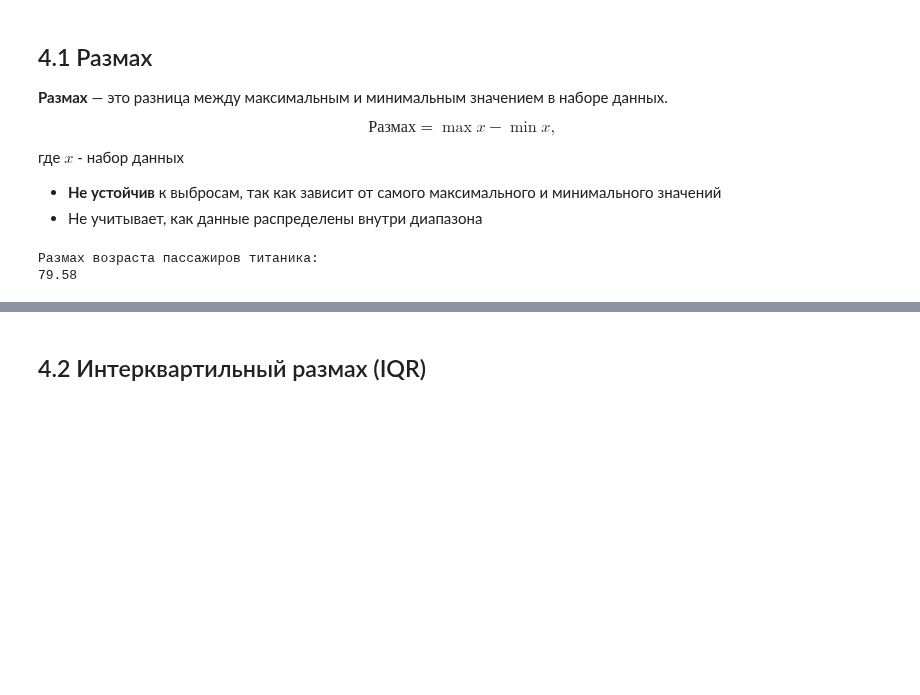
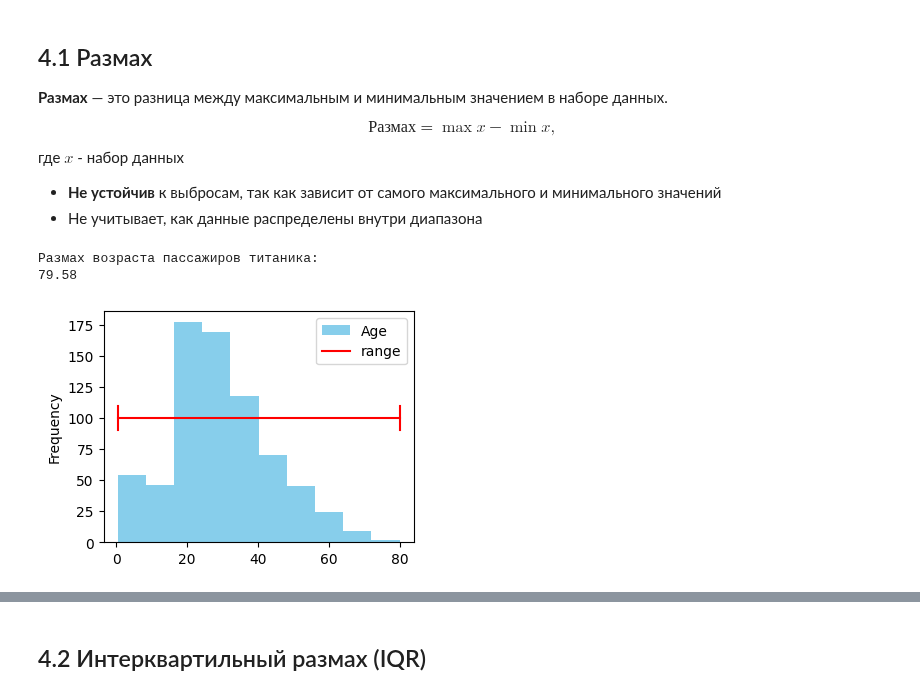
Before and after one commit to ksumarshmallow/Data-Analysis-Media-24, a Jupyter notebook: Seminars/Sem5/Sem5.ipynb, the cells around one changed output, grey strips where cells are left out. Saved outputs shown, nothing was run; the diff lists cells and outputs as text; code cells hidden in the pictures; blank space fills up the shorter version.

```diff
--- a/Seminars/Sem5/Sem5.ipynb
+++ b/Seminars/Sem5/Sem5.ipynb
@@ -286,3 +286,13 @@ print(df['Age'].max() - df['Age'].min())
 # %% [output]
 Размах возраста пассажиров титаника:
 79.58
+# %%
+df['Age'].plot(kind='hist', figsize=(4, 3), color='skyblue')
+
+plt.plot([df['Age'].min(), df['Age'].max()], [100, 100], color='red', label='range')
+plt.plot([df['Age'].min(), df['Age'].min()],[90, 110], color='red')
+plt.plot([df['Age'].max(), df['Age'].max()],[90, 110], color='red')
+
+plt.legend();
+# %% [output]
+[figure, added]
```
Also changed, not shown: parts of 16 cells of this notebook, 3 other files.
